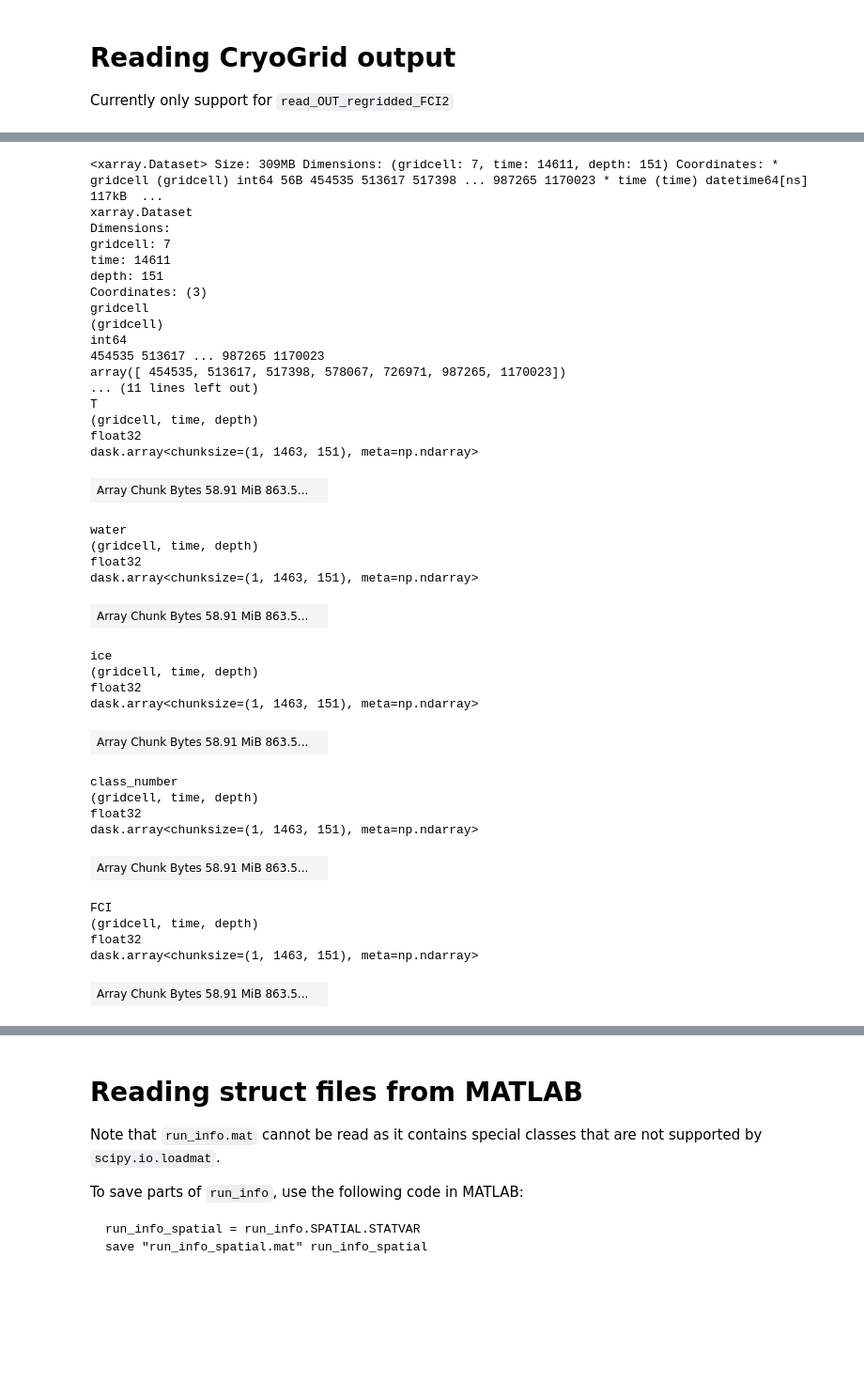
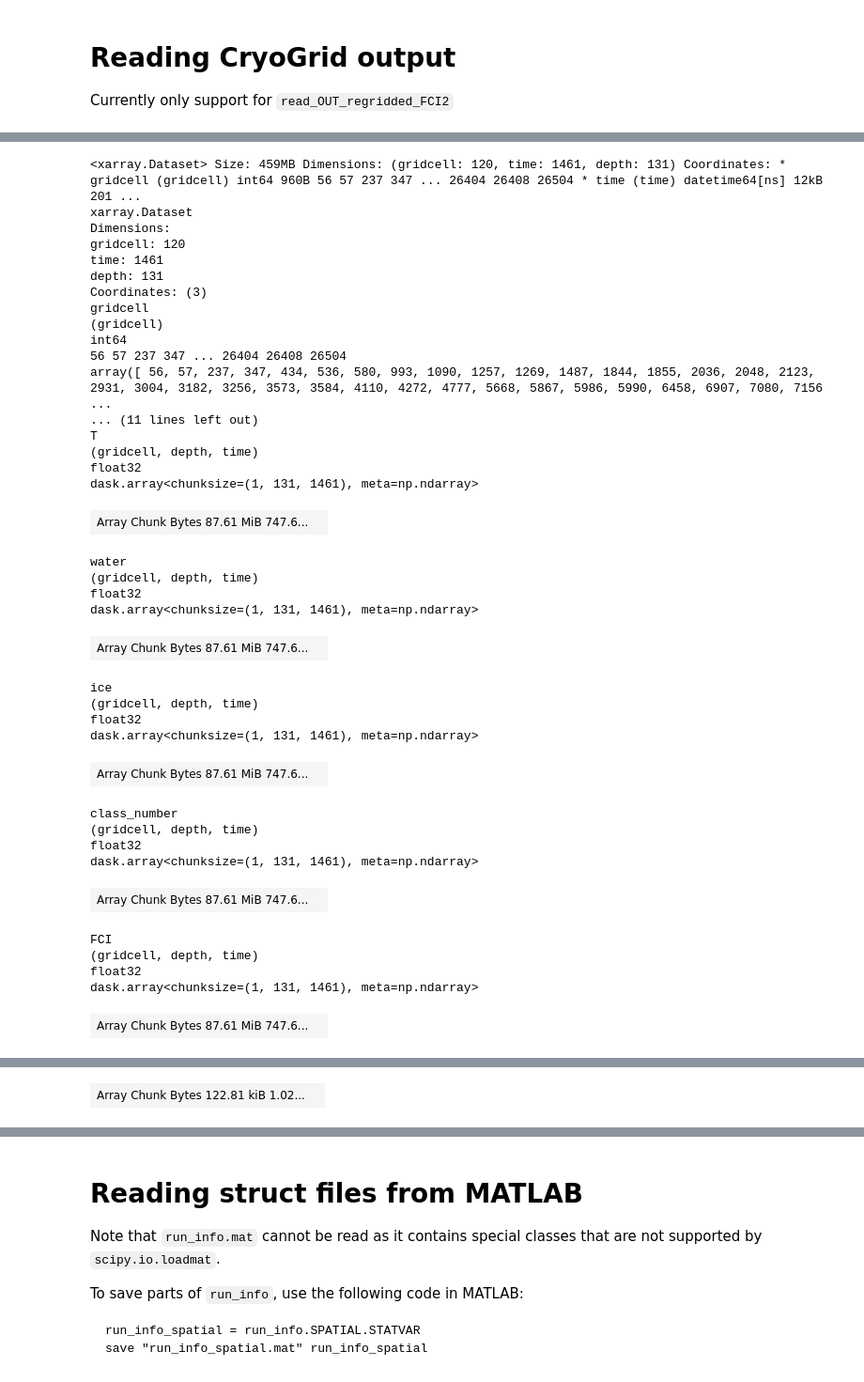
Before and after one commit to lukegre/CryoGrid-pyTools, a Jupyter notebook: demo.ipynb, the cells around one changed output, grey strips where cells are left out. Shown at 94% size. Cells and saved outputs as stored; diff of their text form; code cells hidden in the pictures; blank space fills up the shorter version.

```diff
--- a/demo.ipynb
+++ b/demo.ipynb
@@ -71,5 +70,6 @@ Attributes: (0)
 # %%
-fname = '/Users/luke/SDSC/CryoGrid/cryogrid-pamir/abramov/runs/strat/strat_[0-9]*_*.mat'
-cgt.read_OUT_regridded_FCI2_cluster_parallel(fname)
+fname = "/Users/luke/SDSC/CryoGrid/ITCH-ML/spatial_simulations/Tronfjell_spatial3/Tronfjell_spatial3_*_2015*.mat"
+out = cgt.read_OUT_regridded_FCI2_clusters(fname)
+out
 # %% [output]
 [Parallel(n_jobs=-1)]: Using backend ThreadingBackend with 8 concurrent workers.
@@ -77,40 +78,40 @@ cgt.read_OUT_regridded_FCI2_cluster_parallel(fname)
-<xarray.Dataset> Size: 309MB Dimensions: (gridcell: 7, time: 14611, depth: 151) Coordinates: * gridcell (gridcell) int64 56B 454535 513617 517398 ... 987265 1170023 * time (time) datetime64[ns] 117kB  ...
+<xarray.Dataset> Size: 459MB Dimensions: (gridcell: 120, time: 1461, depth: 131) Coordinates: * gridcell (gridcell) int64 960B 56 57 237 347 ... 26404 26408 26504 * time (time) datetime64[ns] 12kB 201 ...
 xarray.Dataset
 Dimensions:
-gridcell: 7
-time: 14611
-depth: 151
+gridcell: 120
+time: 1461
+depth: 131
 Coordinates: (3)
 gridcell
 (gridcell)
 int64
-454535 513617 ... 987265 1170023
-array([ 454535, 513617, 517398, 578067, 726971, 987265, 1170023])
+56 57 237 347 ... 26404 26408 26504
+array([ 56, 57, 237, 347, 434, 536, 580, 993, 1090, 1257, 1269, 1487, 1844, 1855, 2036, 2048, 2123, 2931, 3004, 3182, 3256, 3573, 3584, 4110, 4272, 4777, 5668, 5867, 5986, 5990, 6458, 6907, 7080, 7156 ...
 ... (11 lines left out)
 T
-(gridcell, time, depth)
+(gridcell, depth, time)
 float32
-dask.array<chunksize=(1, 1463, 151), meta=np.ndarray>
+dask.array<chunksize=(1, 131, 1461), meta=np.ndarray>
-| Array Chunk Bytes 58.91 MiB 863.5... |  |
+| Array Chunk Bytes 87.61 MiB 747.6... |  |
 water
-(gridcell, time, depth)
+(gridcell, depth, time)
 float32
-dask.array<chunksize=(1, 1463, 151), meta=np.ndarray>
+dask.array<chunksize=(1, 131, 1461), meta=np.ndarray>
-| Array Chunk Bytes 58.91 MiB 863.5... |  |
+| Array Chunk Bytes 87.61 MiB 747.6... |  |
 ice
-(gridcell, time, depth)
+(gridcell, depth, time)
 float32
-dask.array<chunksize=(1, 1463, 151), meta=np.ndarray>
+dask.array<chunksize=(1, 131, 1461), meta=np.ndarray>
-| Array Chunk Bytes 58.91 MiB 863.5... |  |
+| Array Chunk Bytes 87.61 MiB 747.6... |  |
 class_number
-(gridcell, time, depth)
+(gridcell, depth, time)
 float32
-dask.array<chunksize=(1, 1463, 151), meta=np.ndarray>
+dask.array<chunksize=(1, 131, 1461), meta=np.ndarray>
-| Array Chunk Bytes 58.91 MiB 863.5... |  |
+| Array Chunk Bytes 87.61 MiB 747.6... |  |
 FCI
-(gridcell, time, depth)
+(gridcell, depth, time)
 float32
-dask.array<chunksize=(1, 1463, 151), meta=np.ndarray>
+dask.array<chunksize=(1, 131, 1461), meta=np.ndarray>
-| Array Chunk Bytes 58.91 MiB 863.5... |  |
+| Array Chunk Bytes 87.61 MiB 747.6... |  |
 elevation
 (gridcell, depth)
@@ -130,0 +120 @@ Attributes: (0)
+| Array Chunk Bytes 122.81 kiB 1.02... |  |
```
Also changed, not shown: parts of 8 cells of this notebook, 2 other files.
